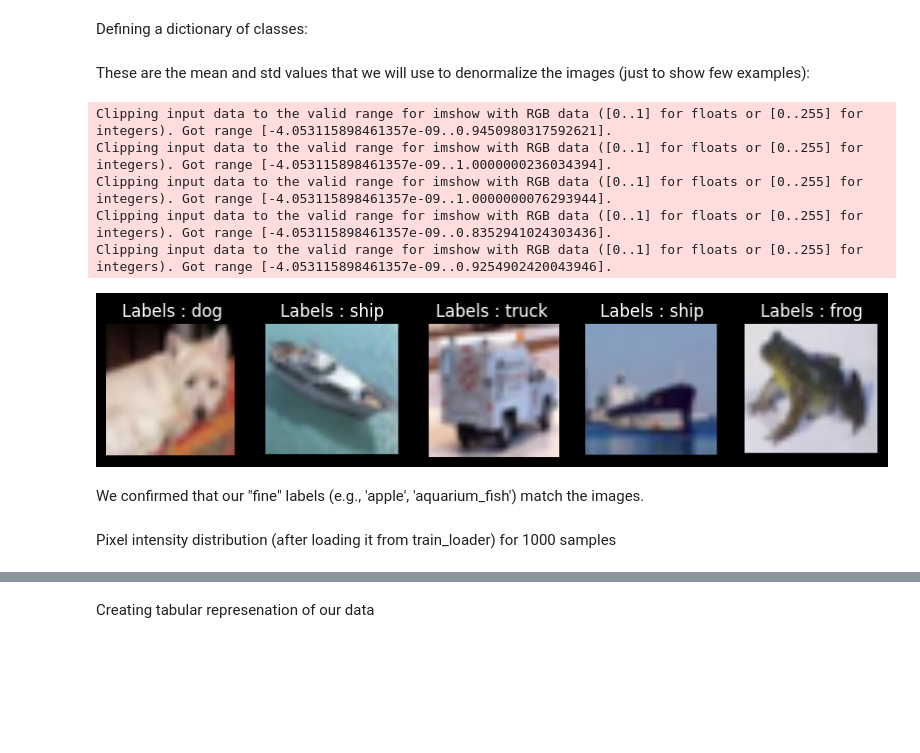
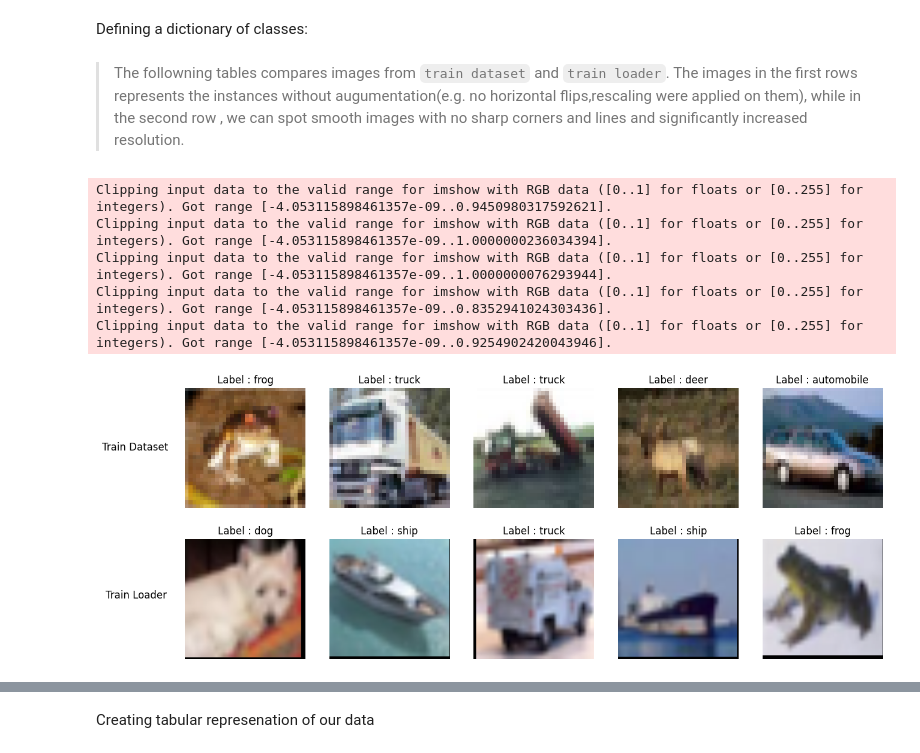
Before and after one commit to irkado/ml-cnn-transfer-learning, a Jupyter notebook: data_preparation/CIFAR_10/EDA_CIFAR_10.ipynb, the cells around one changed output, grey strips where cells are left out. Cells and saved outputs as stored; diff of their text form; code cells hidden in the pictures; blank space fills up the shorter version.

Commit message:
cifar 10 eda changes

```diff
--- a/data_preparation/CIFAR_10/EDA_CIFAR_10.ipynb
+++ b/data_preparation/CIFAR_10/EDA_CIFAR_10.ipynb
@@ -98,5 +97,6 @@ cifar10_labels = {
     8: 'ship',
     9: 'truck'
 }
-# %% [markdown]
-These are the mean and std values that we will use to denormalize the images (just to show few examples):
+# %% [markdown]
+>The followning tables compares images from `train dataset` and `train loader`.
+The images in the first rows represents the instances without augumentation(e.g. no horizontal flips,rescaling were applied on them), while in the second row , we can spot smooth images with no sharp corners and lines and significantly increased resolution.
@@ -103,24 +106,29 @@ These are the mean and std values that we will use to denormalize the images (ju
 # %%
 mean = np.array([0.485, 0.456, 0.406])
 std = np.array([0.229, 0.224, 0.225])
-plt.figure(figsize=(10,5))
+fig, ax = plt.subplots(2, 5, figsize=(15, 6))
+plt.axis("off")
+raw_examples = train_loader.dataset.dataset.data[:5,:,:,:]
 for i in range(5) :
-  plt.subplot(1,5,i+1)
+  img_raw = raw_examples[i]
+  ax[0,i].imshow(img_raw)
+  ax[0,i].set_title(f"Label : {cifar10_labels[train_example_ind[i]]}")
+  ax[0, i].axis("off")
+
   img = X_sample[i].permute(1, 2, 0).numpy()
   img = (std * (img) + mean)
+  ax[1,i].imshow(img)
+  ax[1,i].set_title(f"Label : {cifar10_labels[x_sample_ind[i].item()]}")
+  ax[1,i].axis("off")
+  if i == 0:
+        ax[0, i].text(-5, 16, "Train Dataset", fontsize=12, ha='right')
+        ax[1, i].text(-35, 110, "Train Loader", ha='right', fontsize=12)
 
-  plt.axis("off")
-  plt.title(f"Labels : {cifar10_labels[y_sample[i].item()]}")
-  plt.imshow(img)
 plt.show()
 # %% [output]
 Clipping input data to the valid range for imshow with RGB data ([0..1] for floats or [0..255] for integers). Got range [-4.053115898461357e-09..0.9450980317592621].
 Clipping input data to the valid range for imshow with RGB data ([0..1] for floats or [0..255] for integers). Got range [-4.053115898461357e-09..1.0000000236034394].
 Clipping input data to the valid range for imshow with RGB data ([0..1] for floats or [0..255] for integers). Got range [-4.053115898461357e-09..1.0000000076293944].
 Clipping input data to the valid range for imshow with RGB data ([0..1] for floats or [0..255] for integers). Got range [-4.053115898461357e-09..0.8352941024303436].
 Clipping input data to the valid range for imshow with RGB data ([0..1] for floats or [0..255] for integers). Got range [-4.053115898461357e-09..0.9254902420043946].
-[figure, old version]
+[figure, new version]
-# %% [markdown]
-We confirmed that our "fine" labels (e.g., 'apple', 'aquarium_fish') match the images.
-# %% [markdown]
-Pixel intensity distribution (after loading it from train_loader) for 1000 samples
```
Also changed, not shown: parts of 25 cells of this notebook.
